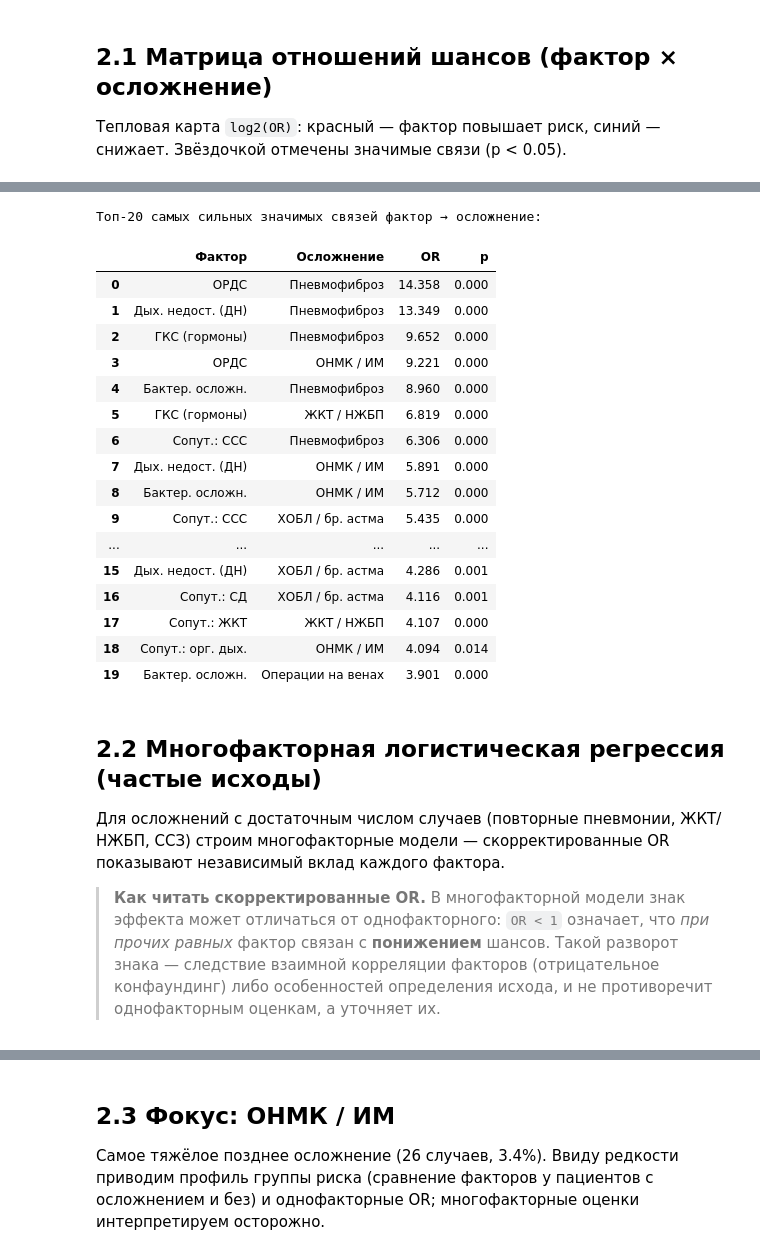
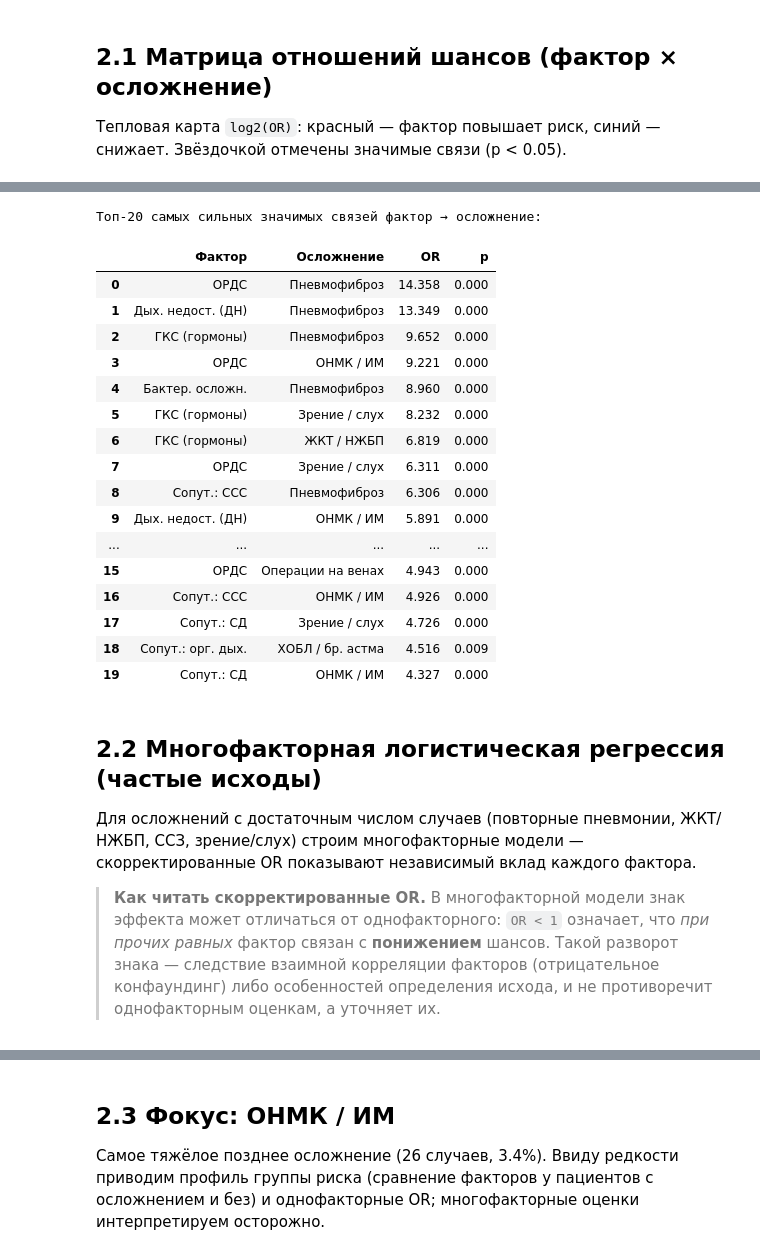
Before and after one commit to oablohin/covid-analysis, a Jupyter notebook: covid_complications.ipynb, the cells around one changed output, grey strips where cells are left out. Saved outputs shown, nothing was run; the diff lists cells and outputs as text; code cells hidden in the pictures.

```diff
--- a/covid_complications.ipynb
+++ b/covid_complications.ipynb
@@ -84,6 +89,8 @@ COMP_IDX = {
     130: 'ССЗ (новые)',
     132: 'Операции на венах',
     141: 'ОНМК / ИМ',
+    135: 'Зрение / слух',
+    136: 'Психика / ЦНС / обоняние',
 }
 OVERALL_IDX = 129  # общий флаг поздних осложнений
 
@@ -418,10 +431,10 @@ RandomForest, CV ROC-AUC = 0.816 ± 0.049
 Тепловая карта `log2(OR)`: красный — фактор повышает риск, синий — снижает. Звёздочкой отмечены
 значимые связи (p < 0.05).
 # %%
-comp8 = list(COMP_IDX.values())
-or_mat = pd.DataFrame(index=FACTOR_NAMES, columns=comp8, dtype=float)
-p_mat = pd.DataFrame(index=FACTOR_NAMES, columns=comp8, dtype=float)
-for cname in comp8:
+comp_names = list(COMP_IDX.values())
+or_mat = pd.DataFrame(index=FACTOR_NAMES, columns=comp_names, dtype=float)
+p_mat = pd.DataFrame(index=FACTOR_NAMES, columns=comp_names, dtype=float)
+for cname in comp_names:
     for fname in FACTOR_NAMES:
         orr, lo, hi, p = or_univariate(comp[cname], factors[fname], fname in CONT)
         or_mat.loc[fname, cname] = orr
@@ -443,39 +456,39 @@ plt.tight_layout(); plt.show()
 # %%
 # наиболее сильные значимые связи (по всей матрице)
 pairs = []
-for cname in comp8:
+for cname in comp_names:
     for fname in FACTOR_NAMES:
         orr, p = or_mat.loc[fname, cname], p_mat.loc[fname, cname]
         if p < 0.05 and np.isfinite(orr):
             pairs.append((fname, cname, orr, p))
 top = pd.DataFrame(pairs, columns=['Фактор', 'Осложнение', 'OR', 'p'])
 top['|эффект|'] = np.abs(np.log2(top['OR']))
 top = top.sort_values('|эффект|', ascending=False).drop(columns='|эффект|').head(20).reset_index(drop=True)
 print('Топ-20 самых сильных значимых связей фактор → осложнение:')
 display(top)
 # %% [output]
 Топ-20 самых сильных значимых связей фактор → осложнение:
 |  | Фактор | Осложнение | OR | p |
 | 0 | ОРДС | Пневмофиброз | 14.358 | 0.000 |
 | 1 | Дых. недост. (ДН) | Пневмофиброз | 13.349 | 0.000 |
 | 2 | ГКС (гормоны) | Пневмофиброз | 9.652 | 0.000 |
 | 3 | ОРДС | ОНМК / ИМ | 9.221 | 0.000 |
 | 4 | Бактер. осложн. | Пневмофиброз | 8.960 | 0.000 |
-| 5 | ГКС (гормоны) | ЖКТ / НЖБП | 6.819 | 0.000 |
-| 6 | Сопут.: ССС | Пневмофиброз | 6.306 | 0.000 |
-| 7 | Дых. недост. (ДН) | ОНМК / ИМ | 5.891 | 0.000 |
-| 8 | Бактер. осложн. | ОНМК / ИМ | 5.712 | 0.000 |
-| 9 | Сопут.: ССС | ХОБЛ / бр. астма | 5.435 | 0.000 |
+| 5 | ГКС (гормоны) | Зрение / слух | 8.232 | 0.000 |
+| 6 | ГКС (гормоны) | ЖКТ / НЖБП | 6.819 | 0.000 |
+| 7 | ОРДС | Зрение / слух | 6.311 | 0.000 |
+| 8 | Сопут.: ССС | Пневмофиброз | 6.306 | 0.000 |
+| 9 | Дых. недост. (ДН) | ОНМК / ИМ | 5.891 | 0.000 |
 | ... | ... | ... | ... | ... |
-| 15 | Дых. недост. (ДН) | ХОБЛ / бр. астма | 4.286 | 0.001 |
-| 16 | Сопут.: СД | ХОБЛ / бр. астма | 4.116 | 0.001 |
-| 17 | Сопут.: ЖКТ | ЖКТ / НЖБП | 4.107 | 0.000 |
-| 18 | Сопут.: орг. дых. | ОНМК / ИМ | 4.094 | 0.014 |
-| 19 | Бактер. осложн. | Операции на венах | 3.901 | 0.000 |
+| 15 | ОРДС | Операции на венах | 4.943 | 0.000 |
+| 16 | Сопут.: ССС | ОНМК / ИМ | 4.926 | 0.000 |
+| 17 | Сопут.: СД | Зрение / слух | 4.726 | 0.000 |
+| 18 | Сопут.: орг. дых. | ХОБЛ / бр. астма | 4.516 | 0.009 |
+| 19 | Сопут.: СД | ОНМК / ИМ | 4.327 | 0.000 |
 # %% [markdown]
 ## 2.2 Многофакторная логистическая регрессия (частые исходы)
 
-Для осложнений с достаточным числом случаев (повторные пневмонии, ЖКТ/НЖБП, ССЗ) строим
+Для осложнений с достаточным числом случаев (повторные пневмонии, ЖКТ/НЖБП, ССЗ, зрение/слух) строим
 многофакторные модели — скорректированные OR показывают независимый вклад каждого фактора.
 
 > **Как читать скорректированные OR.** В многофакторной модели знак эффекта может отличаться от
```
Also changed, not shown: parts of 37 cells of this notebook, 4 other files.
